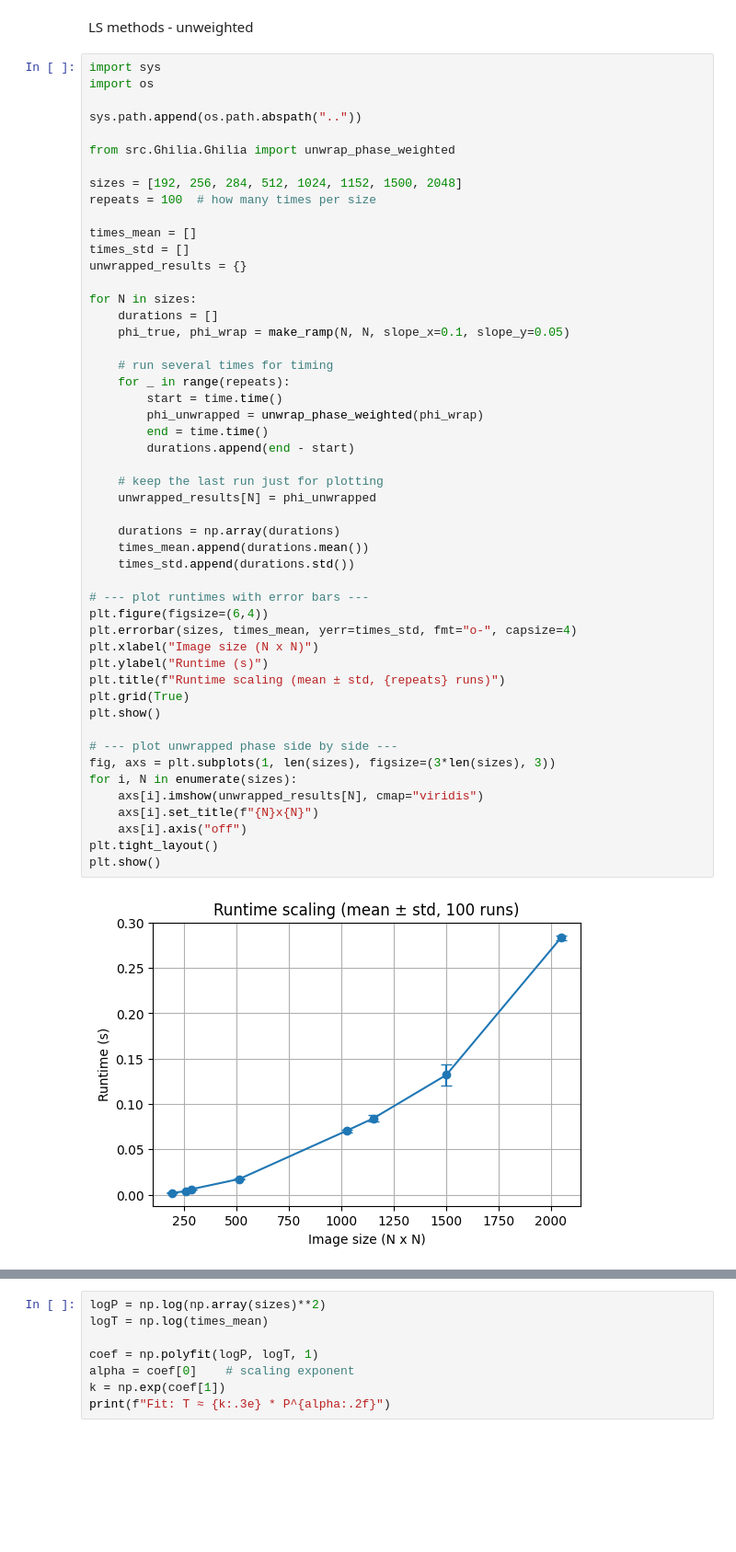
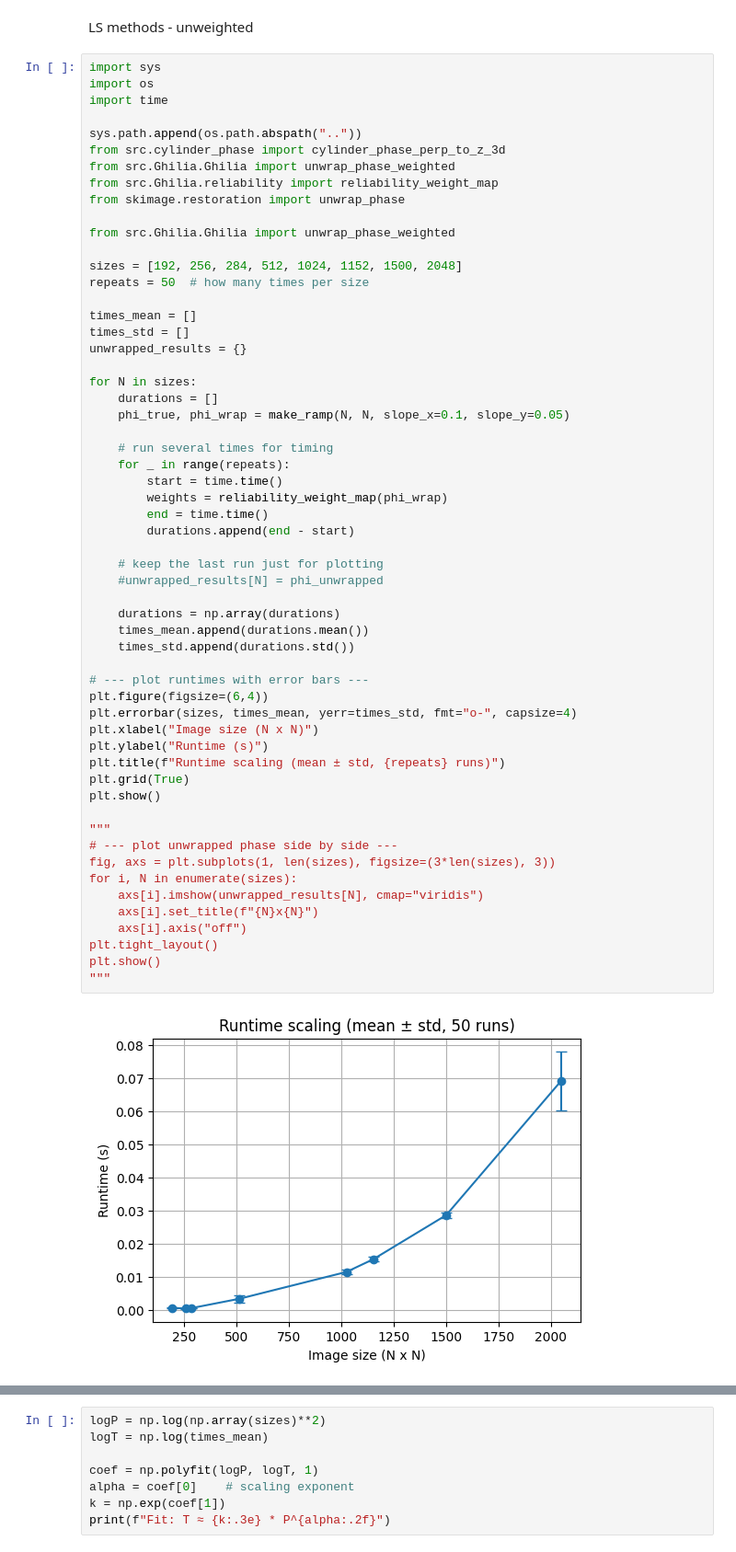
Before and after one commit to oheymans/odt-thesis, a Jupyter notebook: notebooks/Running_time.ipynb, the cells around one changed output, grey strips where cells are left out. Shown at 92% size. Saved outputs shown, nothing was run; the diff lists cells and outputs as text; blank space fills up the shorter version.

```diff
--- a/notebooks/Running_time.ipynb
+++ b/notebooks/Running_time.ipynb
@@ -112,13 +112,18 @@ LS methods - unweighted
 # %%
 import sys
 import os
+import time
 
 sys.path.append(os.path.abspath(".."))
+from src.cylinder_phase import cylinder_phase_perp_to_z_3d
+from src.Ghilia.Ghilia import unwrap_phase_weighted
+from src.Ghilia.reliability import reliability_weight_map
+from skimage.restoration import unwrap_phase
 
 from src.Ghilia.Ghilia import unwrap_phase_weighted
 
 sizes = [192, 256, 284, 512, 1024, 1152, 1500, 2048]
-repeats = 100  # how many times per size
+repeats = 50  # how many times per size
 
 times_mean = []
 times_std = []
@@ -131,33 +136,35 @@ for N in sizes:
     # run several times for timing
     for _ in range(repeats):
         start = time.time()
-        phi_unwrapped = unwrap_phase_weighted(phi_wrap)
+        weights = reliability_weight_map(phi_wrap)
         end = time.time()
         durations.append(end - start)
 
     # keep the last run just for plotting
-    unwrapped_results[N] = phi_unwrapped
+    #unwrapped_results[N] = phi_unwrapped
 
     durations = np.array(durations)
     times_mean.append(durations.mean())
     times_std.append(durations.std())
 
 # --- plot runtimes with error bars ---
 plt.figure(figsize=(6,4))
 plt.errorbar(sizes, times_mean, yerr=times_std, fmt="o-", capsize=4)
 plt.xlabel("Image size (N x N)")
 plt.ylabel("Runtime (s)")
 plt.title(f"Runtime scaling (mean ± std, {repeats} runs)")
 plt.grid(True)
 plt.show()
 
+"""
 # --- plot unwrapped phase side by side ---
 fig, axs = plt.subplots(1, len(sizes), figsize=(3*len(sizes), 3))
 for i, N in enumerate(sizes):
     axs[i].imshow(unwrapped_results[N], cmap="viridis")
     axs[i].set_title(f"{N}x{N}")
     axs[i].axis("off")
 plt.tight_layout()
 plt.show()
+"""
 # %% [output]
-[figure, old version]
+[figure, new version]
```
Also changed, not shown: parts of 1 cell of this notebook, 1 other file.
